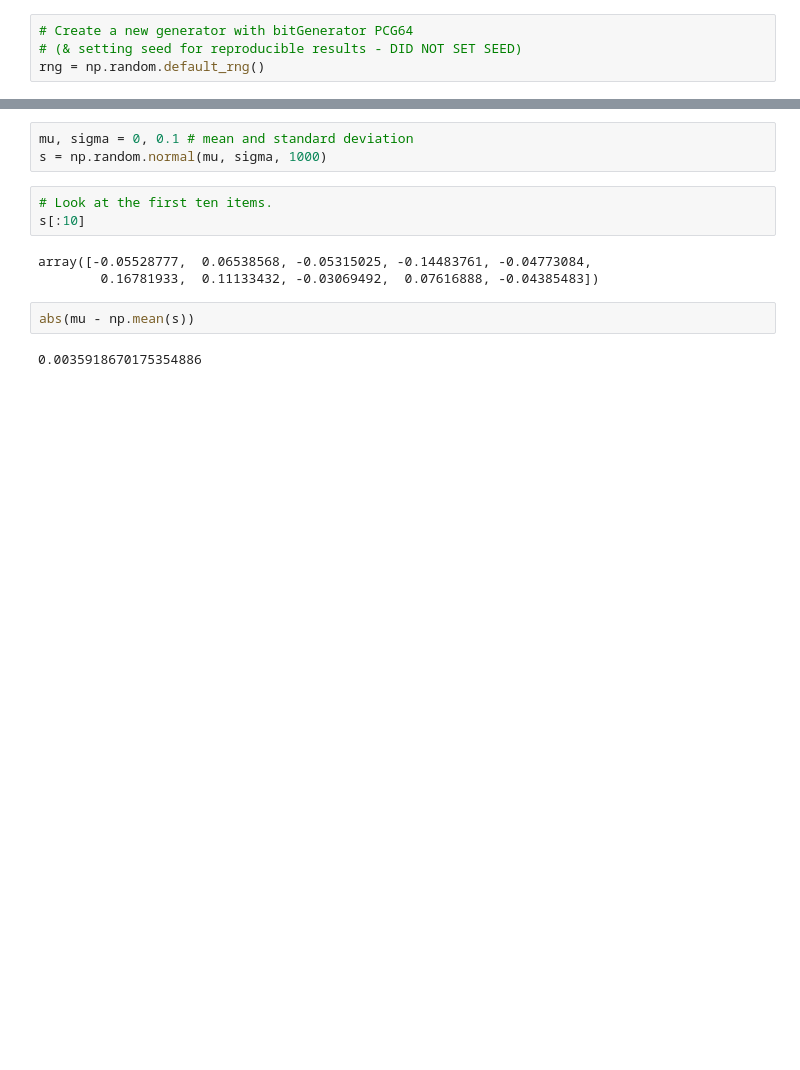
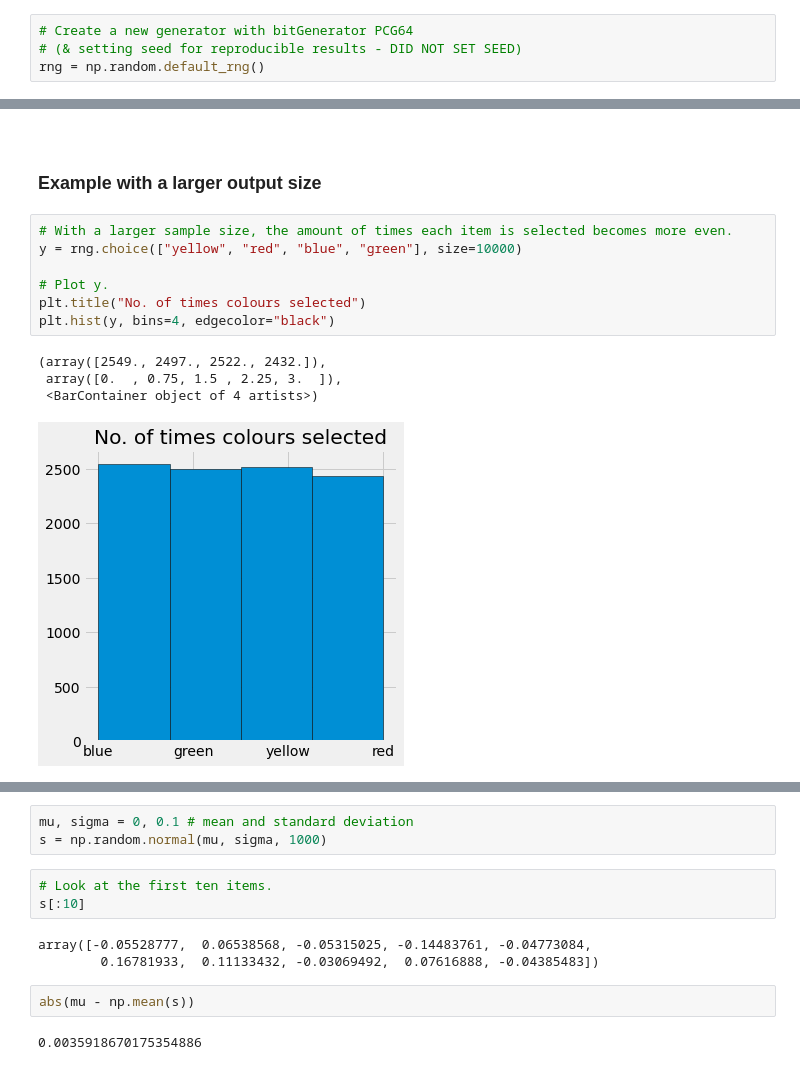
Before and after one commit to Izardo/Numpy-Random-Assignment, a Jupyter notebook: numpy-random.ipynb, the cells around one changed output, grey strips where cells are left out. Drawn from its saved outputs; the diff is of its cells as text; blank space fills up the shorter version.

```diff
--- a/numpy-random.ipynb
+++ b/numpy-random.ipynb
@@ -105,0 +189,16 @@ array([[0.80476436, 0.38747838, 0.2883281 , 0.6824955 , 0.13975248],
+# %% [markdown]
+<br>
+
+### Example with a larger output size
+# %%
+# With a larger sample size, the amount of times each item is selected becomes more even.
+y = rng.choice(["yellow", "red", "blue", "green"], size=10000)
+
+# Plot y.
+plt.title("No. of times colours selected")
+plt.hist(y, bins=4, edgecolor="black")
+# %% [output]
+(array([2549., 2497., 2522., 2432.]),
+ array([0.  , 0.75, 1.5 , 2.25, 3.  ]),
+ <BarContainer object of 4 artists>)
+[figure, added]
```
Also changed, not shown: parts of 25 cells of this notebook.
